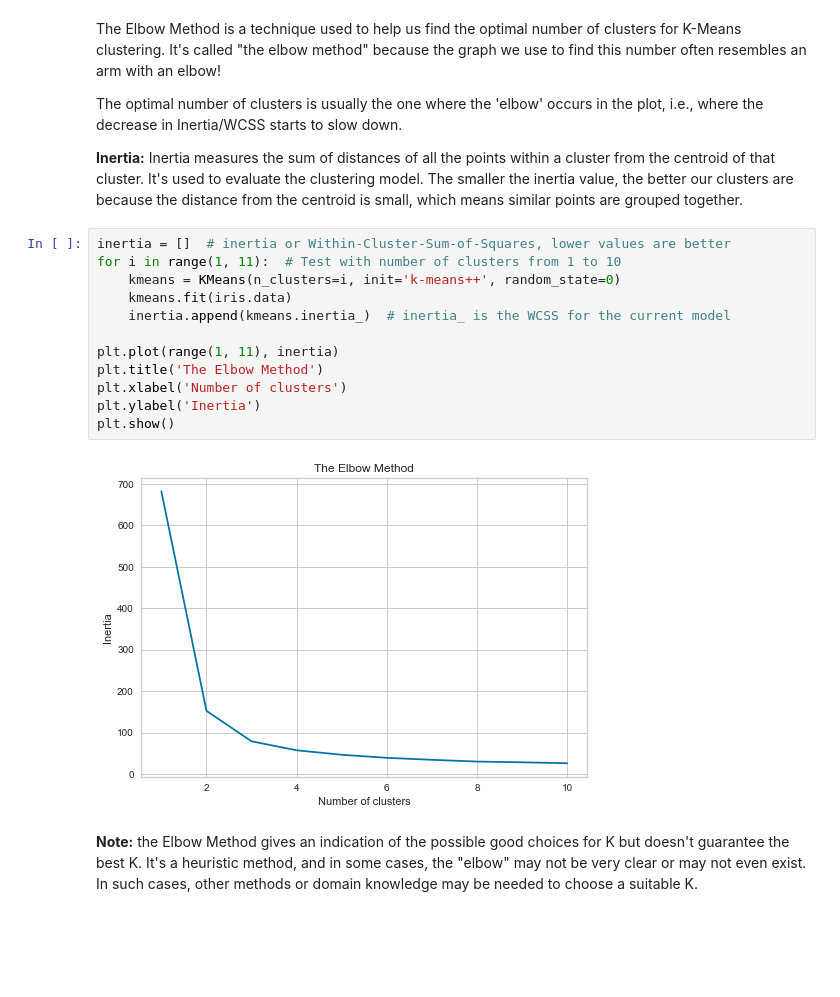
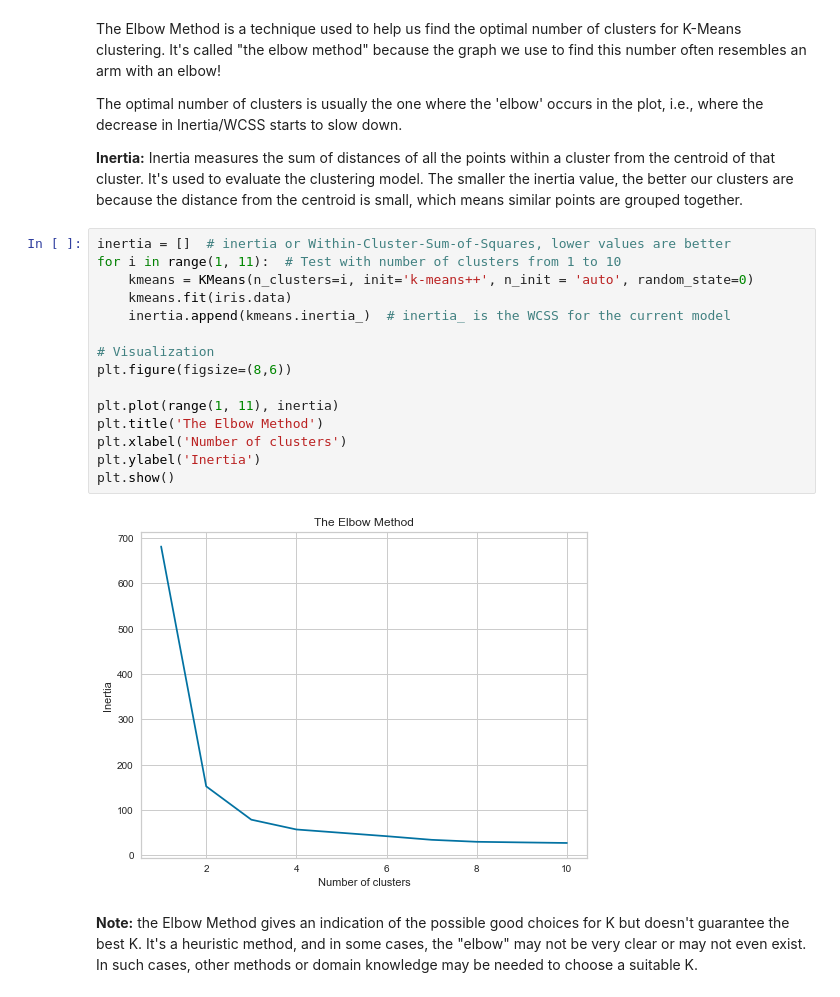
Before and after one commit to shaq31415926/March-Bootcamp, a Jupyter notebook: week8/02_1_Unsupervised_Learning_Clustering_iris_data.ipynb, the cells around one changed output. Cells and saved outputs as stored; diff of their text form; blank space fills up the shorter version.

```diff
--- a/week8/02_1_Unsupervised_Learning_Clustering_iris_data.ipynb
+++ b/week8/02_1_Unsupervised_Learning_Clustering_iris_data.ipynb
@@ -208,20 +212,23 @@ The Elbow Method is a technique used to help us find the optimal number of clust
 The optimal number of clusters is usually the one where the 'elbow' occurs in the plot, i.e., where the decrease in Inertia/WCSS starts to slow down.
 
 **Inertia:** Inertia measures the sum of distances of all the points within a cluster from the centroid of that cluster. It's used to evaluate the clustering model. The smaller the inertia value, the better our clusters are because the distance from the centroid is small, which means similar points are grouped together.
-# %%
-inertia = []  # inertia or Within-Cluster-Sum-of-Squares, lower values are better
-for i in range(1, 11):  # Test with number of clusters from 1 to 10
-    kmeans = KMeans(n_clusters=i, init='k-means++', random_state=0)
-    kmeans.fit(iris.data)
-    inertia.append(kmeans.inertia_)  # inertia_ is the WCSS for the current model
-
-plt.plot(range(1, 11), inertia)
-plt.title('The Elbow Method')
-plt.xlabel('Number of clusters')
-plt.ylabel('Inertia')
-plt.show()
-# %% [output]
-[figure, removed]
+# %%
+inertia = []  # inertia or Within-Cluster-Sum-of-Squares, lower values are better
+for i in range(1, 11):  # Test with number of clusters from 1 to 10
+    kmeans = KMeans(n_clusters=i, init='k-means++', n_init = 'auto', random_state=0)
+    kmeans.fit(iris.data)
+    inertia.append(kmeans.inertia_)  # inertia_ is the WCSS for the current model
+
+# Visualization
+plt.figure(figsize=(8,6))
+
+plt.plot(range(1, 11), inertia)
+plt.title('The Elbow Method')
+plt.xlabel('Number of clusters')
+plt.ylabel('Inertia')
+plt.show()
+# %% [output]
+[figure, added]
 # %% [markdown]
 **Note:** the Elbow Method gives an indication of the possible good choices for K but doesn't guarantee the best K. It's a heuristic method, and in some cases, the "elbow" may not be very clear or may not even exist. In such cases, other methods or domain knowledge may be needed to choose a suitable K.
 # %% [markdown]
```
Also changed, not shown: parts of 16 cells of this notebook.
